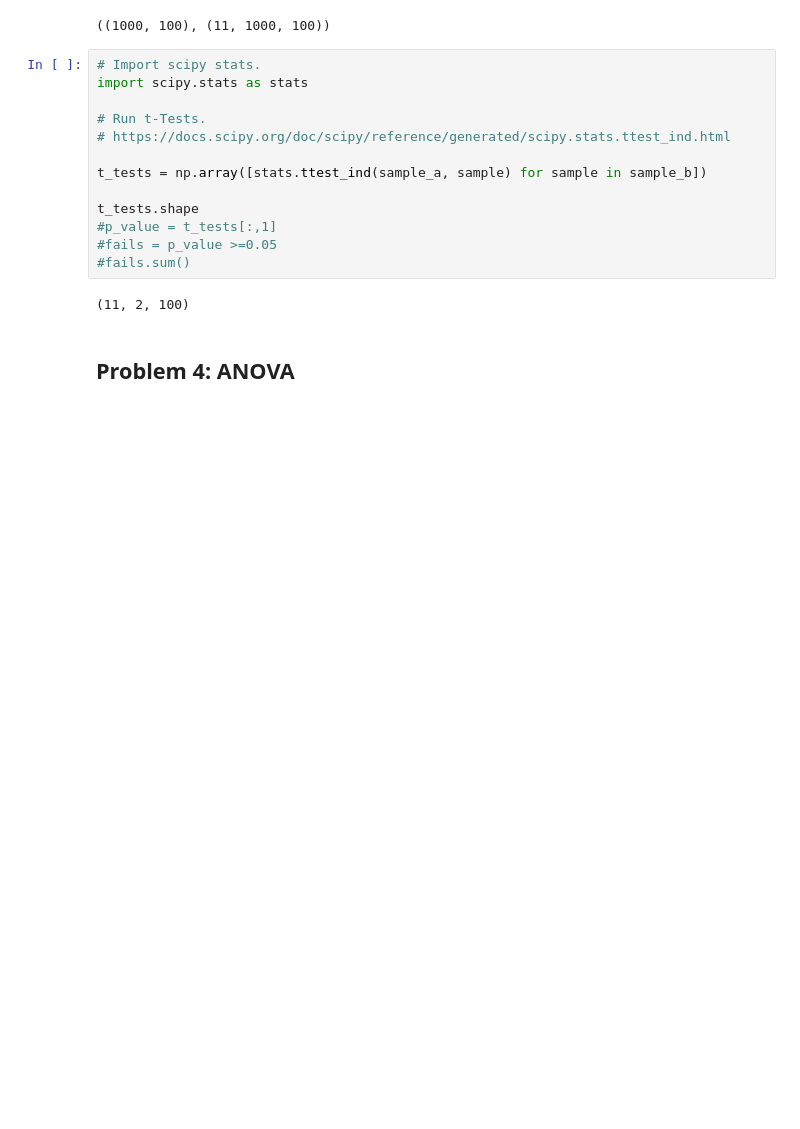
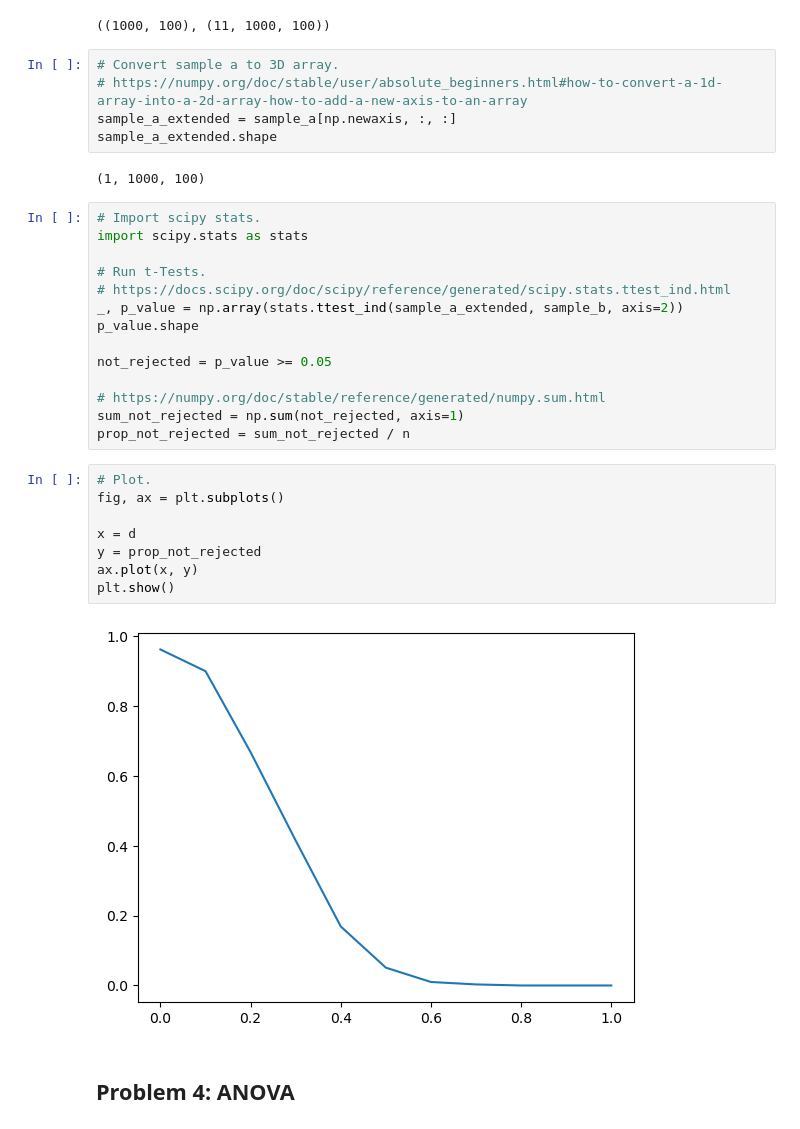
Before and after one commit to eoghanpw/applied-statistics, a Jupyter notebook: problems.ipynb, the cells around one changed output. Saved outputs shown, nothing was run; the diff lists cells and outputs as text; blank space fills up the shorter version.

Commit message:
plot pvalues

```diff
--- a/problems.ipynb
+++ b/problems.ipynb
@@ -311,21 +311,37 @@ sample_b = np.array([[np.random.normal(loc=mean, scale=sigma, size=size) for _ i
 sample_a.shape, sample_b.shape
 # %% [output]
 ((1000, 100), (11, 1000, 100))
+# %%
+# Convert sample a to 3D array.
+# https://numpy.org/doc/stable/user/absolute_beginners.html#how-to-convert-a-1d-array-into-a-2d-array-how-to-add-a-new-axis-to-an-array
+sample_a_extended = sample_a[np.newaxis, :, :]
+sample_a_extended.shape
+# %% [output]
+(1, 1000, 100)
 # %%
 # Import scipy stats.
 import scipy.stats as stats
 
 # Run t-Tests.
 # https://docs.scipy.org/doc/scipy/reference/generated/scipy.stats.ttest_ind.html
+_, p_value = np.array(stats.ttest_ind(sample_a_extended, sample_b, axis=2))
+p_value.shape
 
-t_tests = np.array([stats.ttest_ind(sample_a, sample) for sample in sample_b])
+not_rejected = p_value >= 0.05
 
-t_tests.shape
-#p_value = t_tests[:,1]
-#fails = p_value >=0.05
-#fails.sum()
+# https://numpy.org/doc/stable/reference/generated/numpy.sum.html
+sum_not_rejected = np.sum(not_rejected, axis=1)
+prop_not_rejected = sum_not_rejected / n
-# %% [output]
-(11, 2, 100)
+# %%
+# Plot.
+fig, ax = plt.subplots()
+
+x = d
+y = prop_not_rejected
+ax.plot(x, y)
+plt.show()
+# %% [output]
+[figure, added]
 # %% [markdown]
 ## Problem 4: ANOVA
 # %% [markdown]
```
Also changed, not shown: parts of 3 cells of this notebook.
